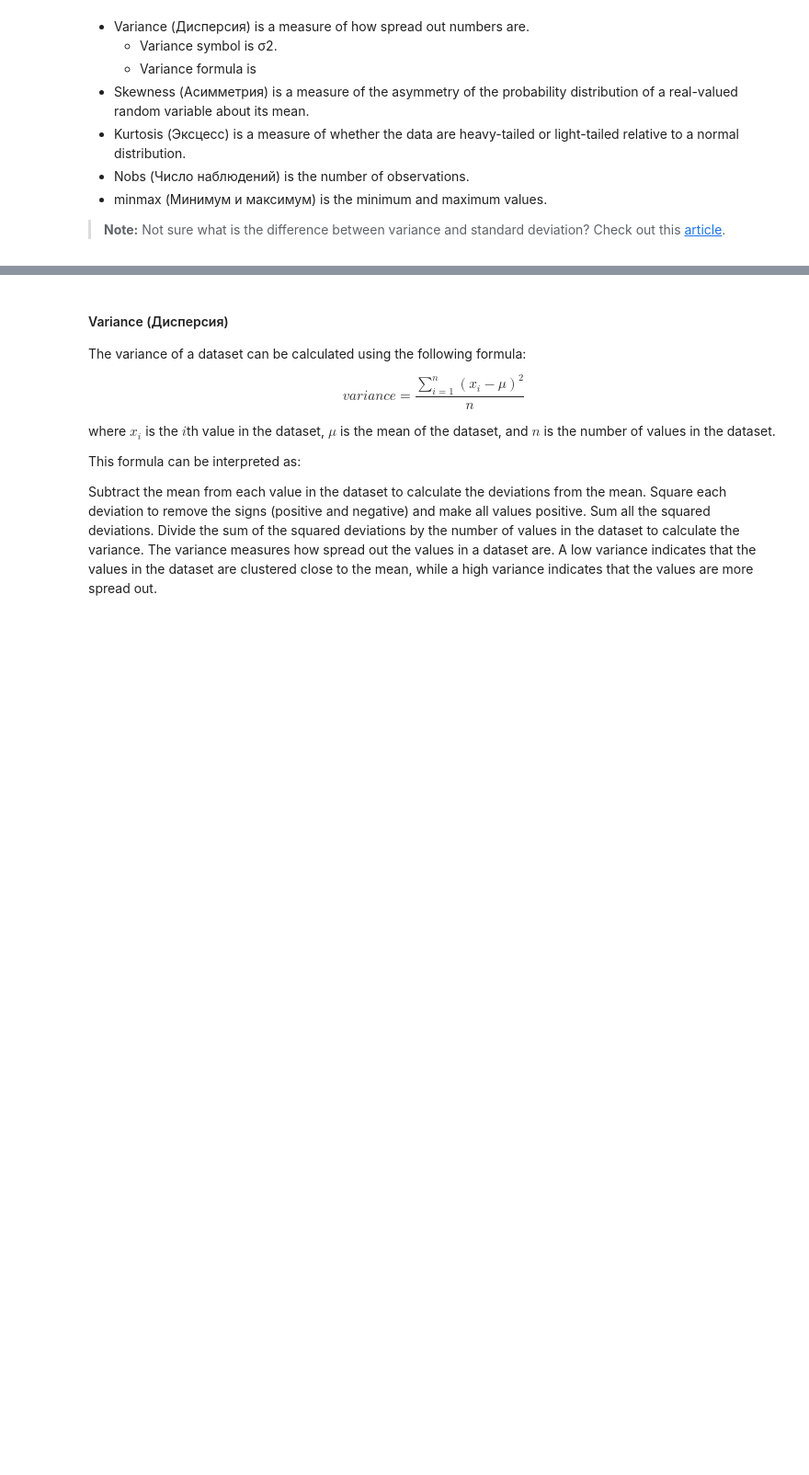
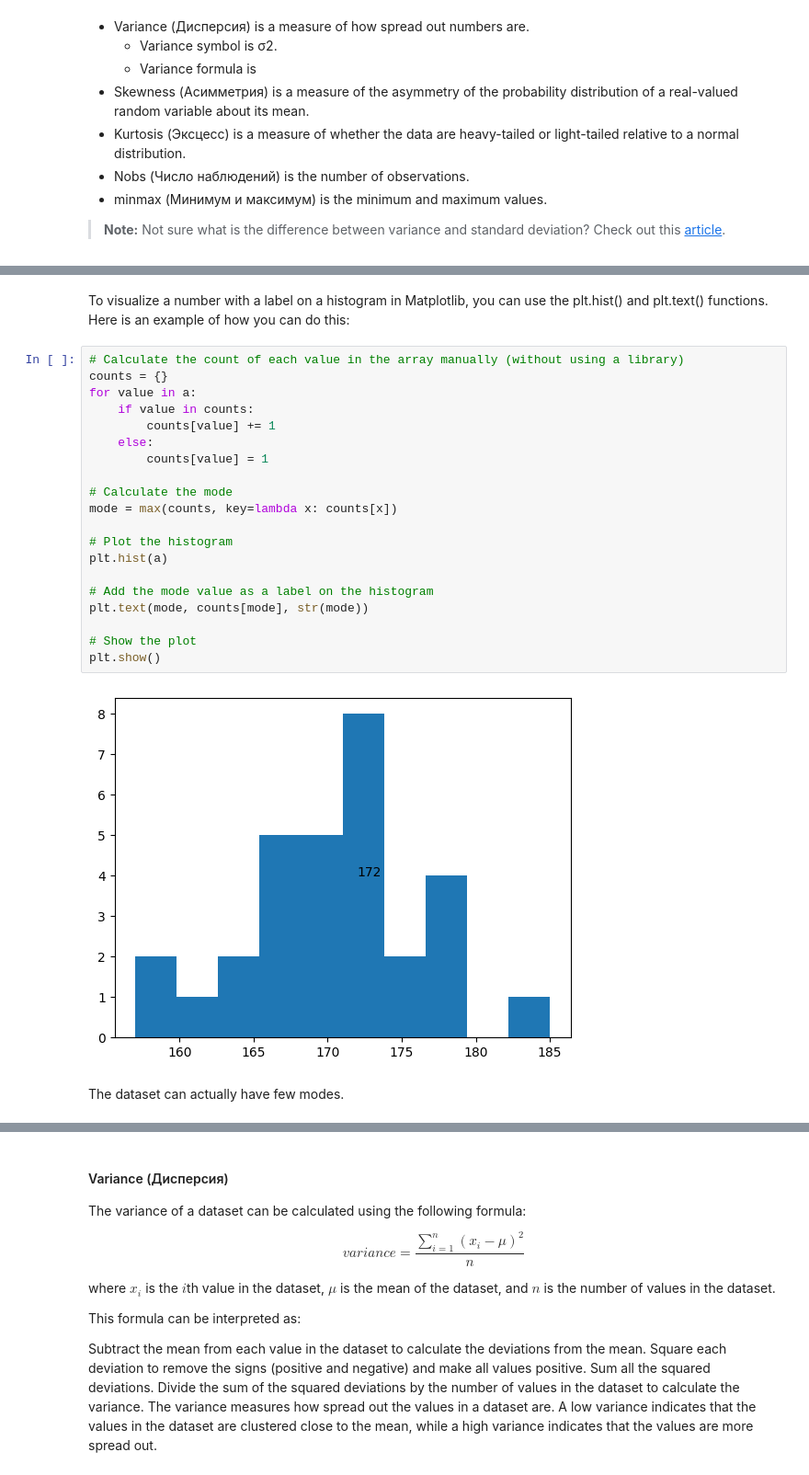
Before and after one commit to Alexey3250/Statistics_foundations_1, a Jupyter notebook: notes.ipynb, the cells around one changed output, grey strips where cells are left out. Shown: that part at 92% size. Cells and saved outputs as stored; diff of their text form; blank space fills up the shorter version.

```diff
--- a/notes.ipynb
+++ b/notes.ipynb
@@ -106,0 +164,26 @@ DescribeResult(nobs=1000, minmax=(-2.837541920293874, 3.3311371933613914), mean=
+# %% [markdown]
+To visualize a number with a label on a histogram in Matplotlib, you can use the plt.hist() and plt.text() functions. Here is an example of how you can do this:
+# %%
+# Calculate the count of each value in the array manually (without using a library)
+counts = {}
+for value in a:
+    if value in counts:
+        counts[value] += 1
+    else:
+        counts[value] = 1
+
+# Calculate the mode
+mode = max(counts, key=lambda x: counts[x])
+
+# Plot the histogram
+plt.hist(a)
+
+# Add the mode value as a label on the histogram
+plt.text(mode, counts[mode], str(mode))
+
+# Show the plot
+plt.show()
+# %% [output]
+[figure, added]
+# %% [markdown]
+The dataset can actually have few modes.
```
Also changed, not shown: parts of 12 cells of this notebook.
